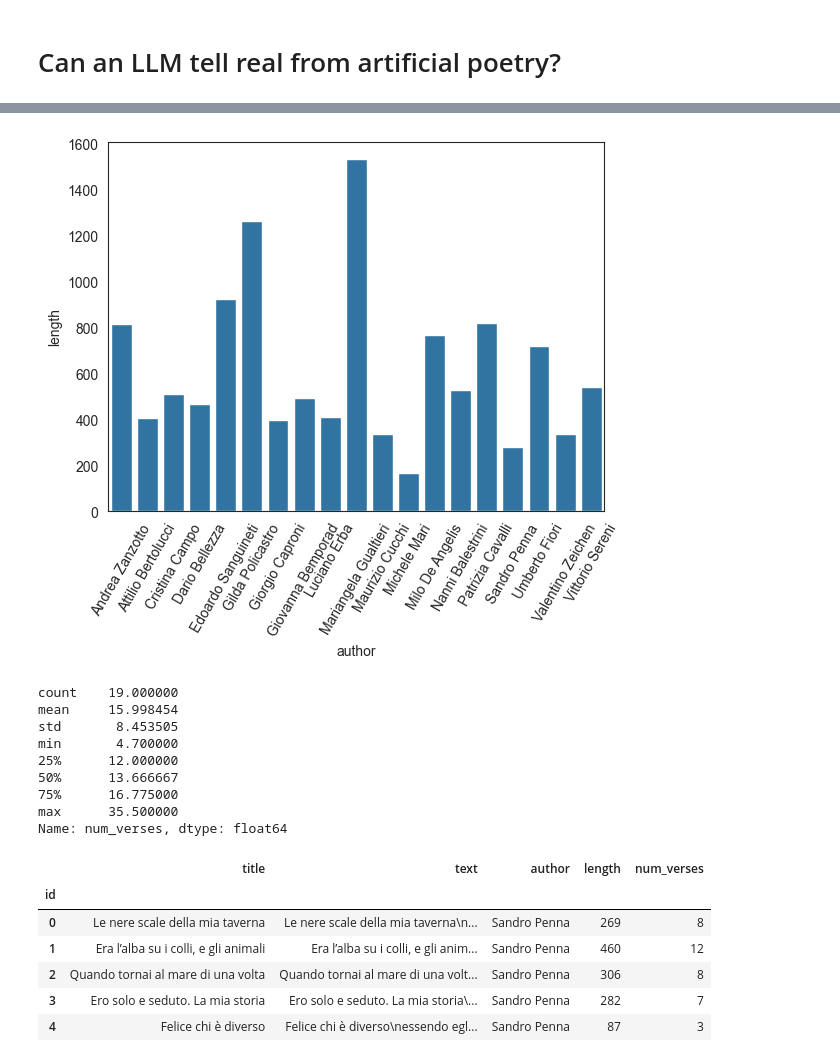
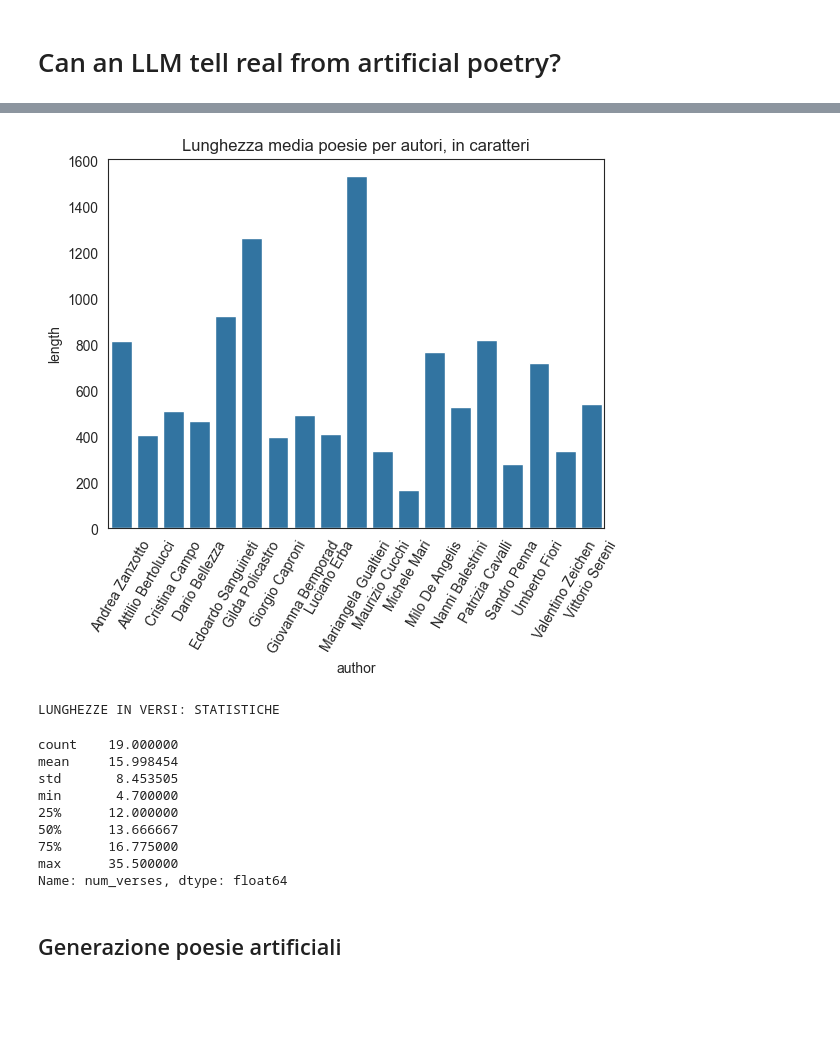
Before and after one commit to bsassoli/llm-poetry, a Jupyter notebook: llm-poesia-ita.ipynb, the cells around one changed output, grey strips where cells are left out. Drawn from its saved outputs; the diff is of its cells as text; code cells hidden in the pictures; blank space fills up the shorter version.

```diff
--- a/llm-poesia-ita.ipynb
+++ b/llm-poesia-ita.ipynb
@@ -69,33 +82,26 @@ df["length"] = df["text"].apply(len)
 # %%
 sns.barplot(x="author", y="length", data=df.drop(["title", "text"], axis=1).groupby("author").mean())
 plt.xticks(rotation=60)
+plt.title("Lunghezza media poesie per autori, in caratteri")
 plt.show()
 # %% [output]
-[figure, old version]
+[figure, new version]
 # %%
 def num_verses(poem):
     return poem.count("\n")
 
 df["num_verses"] = df["text"].apply(lambda poem: num_verses(poem))
 verse_len_stats = df.drop(["title", "text"], axis=1).groupby("author").mean()["num_verses"].describe()
+print("Lunghezze in versi: statistiche".upper())
 verse_len_stats
 # %% [output]
-count    19.000000
-mean     15.998454
-std       8.453505
-min       4.700000
-25%      12.000000
-50%      13.666667
-75%      16.775000
-max      35.500000
-Name: num_verses, dtype: float64
+LUNGHEZZE IN VERSI: STATISTICHE
+count    19.000000
+mean     15.998454
+std       8.453505
+min       4.700000
+25%      12.000000
+50%      13.666667
+75%      16.775000
+max      35.500000
+Name: num_verses, dtype: float64
-# %%
-df.head()
-# %% [output]
-|  | title | text | author | length | num_verses |
-| id |  |  |  |  |  |
-| 0 | Le nere scale della mia taverna | Le nere scale della mia taverna\n... | Sandro Penna | 269 | 8 |
-| 1 | Era l’alba su i colli, e gli animali | Era l’alba su i colli, e gli anim... | Sandro Penna | 460 | 12 |
-| 2 | Quando tornai al mare di una volta | Quando tornai al mare di una volt... | Sandro Penna | 306 | 8 |
-| 3 | Ero solo e seduto. La mia storia | Ero solo e seduto. La mia storia\... | Sandro Penna | 282 | 7 |
-| 4 | Felice chi è diverso | Felice chi è diverso\nessendo egl... | Sandro Penna | 87 | 3 |
@@ -106 +108,3 @@ texts_for_topics = "\n***\n".join(list(df.text.values))
+# %% [markdown]
+## Generazione poesie artificiali
 # %%
```
Also changed, not shown: parts of 17 cells of this notebook, 30 other files.
